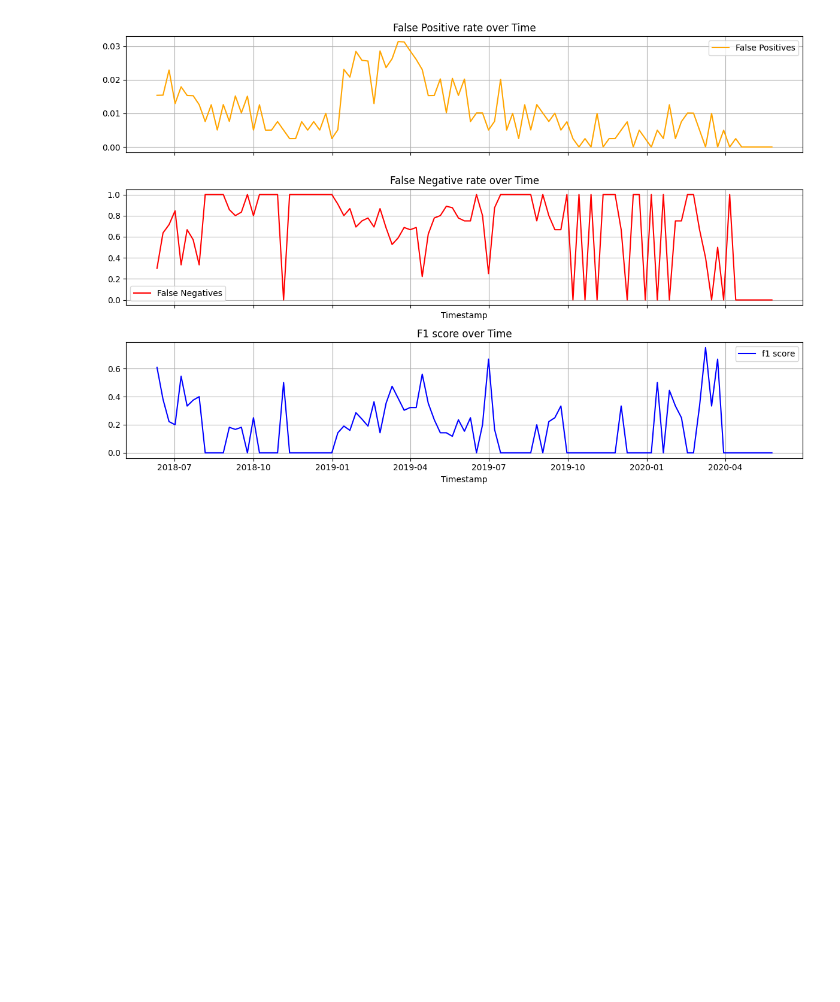
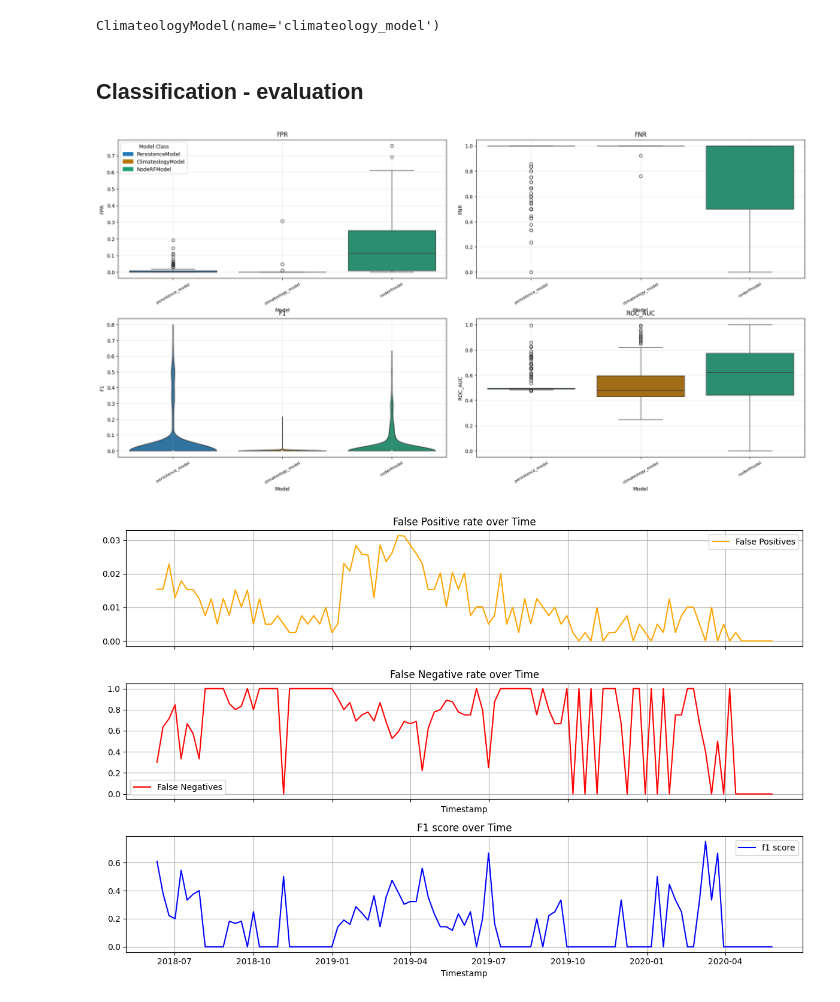
Before and after one commit to stends2001/infectious_disease_gnn, a Jupyter notebook: src/notebooks/measles classifier.ipynb, the cells around one changed output. Cells and saved outputs as stored; diff of their text form; code cells hidden in the pictures; blank space fills up the shorter version.

Commit message:
evaluation module now deals with binary classificiation

```diff
--- a/src/notebooks/measles classifier.ipynb
+++ b/src/notebooks/measles classifier.ipynb
@@ -44,3 +44,15 @@ data_orchestrator = (DataOrchestrator(config)
                         .normalize()
                         .finalize()
                         )
+
+sd = ShallowDataLoaderManager(data_orchestrator).construct_dataloaders()
+
+
+rf = NodeRFModel(sd,verbose = 2)
+rf.set_global_hparams(loss = 'rmse')
+rf.set_model_hparams(class_weight = 'balanced', n_estimators=150, max_depth=10)
+rf.train()
+rf.forecast()
+
+ps = PersistenceModel(sd)
+ps.forecast()
@@ -140,6 +69,0 @@ classified_shallowloader = ShallowDataLoaderManager(data_orchestrator).construct
-# %%
-rf = NodeRFModel(classified_shallowloader,verbose = 2)
-rf.set_global_hparams(loss = 'recall')
-rf.set_model_hparams(class_weight = 'balanced', n_estimators=150, max_depth=10)
-rf.train()
-rf.forecast()
@@ -309,7 +69,0 @@ plt.show()
-# %%
-from src.models import PersistenceModel, ClimateologyModel
-
-ps = PersistenceModel(classified_shallowloader, 'persistence - binary')
-
-ps.forecast()
-ps.show_forecasts(26).show()
@@ -430,3 +70,18 @@ plt.show()
+# %%
+from src.models import ClimateologyModel
+
+cm = ClimateologyModel(sd)
+cm.forecast()
+# %% [output]
+ClimateologyModel(name='climateology_model')
+# %% [markdown]
+## Classification - evaluation
+# %%
+from src.evaluation import Evaluator
+classification_evaluator = Evaluator(models = [ps, cm, rf]).add_evaluation()
+classification_evaluator.plotter.plot_metric_compilation(metrics = ['fpr','fnr','f1','roc_auc']).change_figsize(20,10).show()
+# %% [output]
+[figure, added]
 # %%
 import matplotlib.pyplot as plt
 
```
Also changed, not shown: parts of 16 cells of this notebook, 3 other files.
